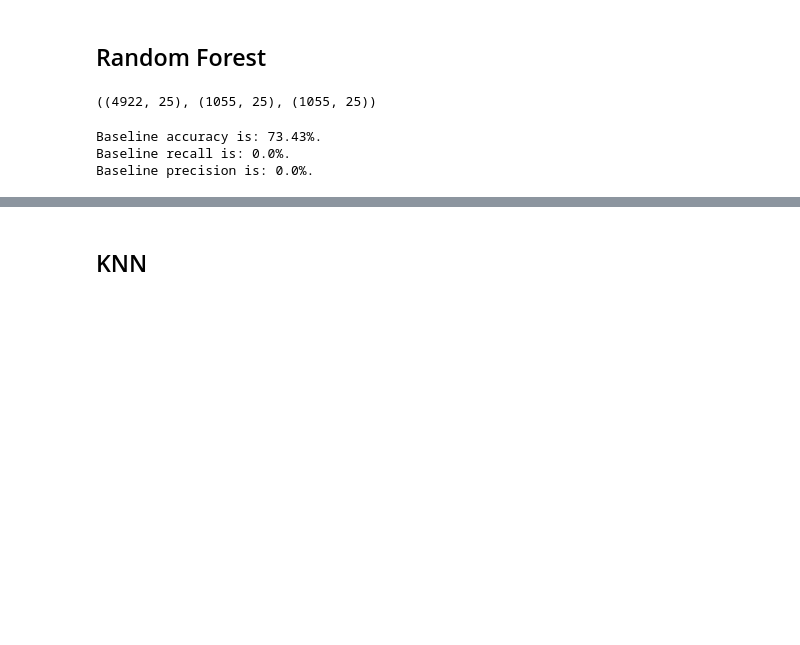
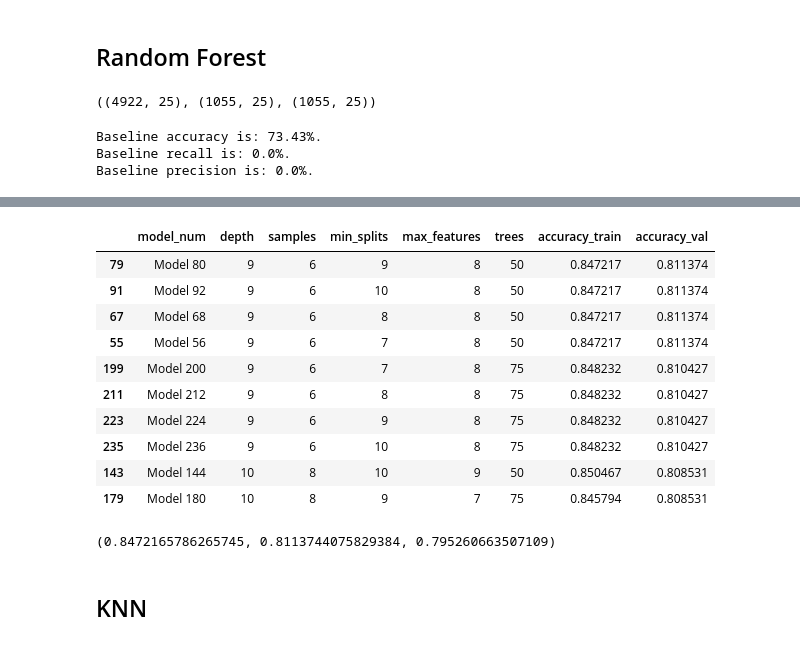
Before and after one commit to nickpedri/Classification-Project, a Jupyter notebook: acquire_prep_explore.ipynb, the cells around one changed output, grey strips where cells are left out. Saved outputs shown, nothing was run; the diff lists cells and outputs as text; code cells hidden in the pictures; blank space fills up the shorter version.

```diff
--- a/acquire_prep_explore.ipynb
+++ b/acquire_prep_explore.ipynb
@@ -841,0 +810,42 @@ models
+# %%
+model_num = []
+depth = []
+accuracy_train = []
+accuracy_val = []
+samples = []
+max_feat = []
+min_split = []
+trees = []
+gen = 1
+
+for t in range(50,105,25):
+    for f in range(7,10,1):
+        for s in range(7,11,1):
+            for i in range(2,9,2):
+                for n in range(8,11):
+                    rf1 = RandomForestClassifier(n_estimators=t, max_depth=n, min_samples_leaf=i,
+                                                 min_samples_split=s, max_features=f, random_state=seed)
+                    rf1.fit(x_train, y_train)
+                    model_num.append(f'Model {gen}')
+                    depth.append(n)
+                    min_split.append(s)
+                    samples.append(i)
+                    max_feat.append(f)
+                    trees.append(t)
+                    accuracy_train.append(rf1.score(x_train, y_train))
+                    accuracy_val.append(rf1.score(x_val, y_val))
+                    gen += 1
+
+
+
+models = {'model_num':model_num,
+          'depth':depth,
+          'samples':samples,
+          'min_splits':min_split,
+          'max_features':max_feat,
+          'trees':trees,
+          'accuracy_train':accuracy_train,
+          'accuracy_val':accuracy_val}
+
+models = pd.DataFrame(models).sort_values(by='accuracy_val', ascending=False).head(5)
+models
@@ -841,0 +859,21 @@ models
+# %%
+models.head(10)
+# %% [output]
+|  | model_num | depth | samples | min_splits | max_features | trees | accuracy_train | accuracy_val |
+| 79 | Model 80 | 9 | 6 | 9 | 8 | 50 | 0.847217 | 0.811374 |
+| 91 | Model 92 | 9 | 6 | 10 | 8 | 50 | 0.847217 | 0.811374 |
+| 67 | Model 68 | 9 | 6 | 8 | 8 | 50 | 0.847217 | 0.811374 |
+| 55 | Model 56 | 9 | 6 | 7 | 8 | 50 | 0.847217 | 0.811374 |
+| 199 | Model 200 | 9 | 6 | 7 | 8 | 75 | 0.848232 | 0.810427 |
+| 211 | Model 212 | 9 | 6 | 8 | 8 | 75 | 0.848232 | 0.810427 |
+| 223 | Model 224 | 9 | 6 | 9 | 8 | 75 | 0.848232 | 0.810427 |
+| 235 | Model 236 | 9 | 6 | 10 | 8 | 75 | 0.848232 | 0.810427 |
+| 143 | Model 144 | 10 | 8 | 10 | 9 | 50 | 0.850467 | 0.808531 |
+| 179 | Model 180 | 10 | 8 | 9 | 7 | 75 | 0.845794 | 0.808531 |
+# %%
+rf1 = RandomForestClassifier(n_estimators=50, max_depth=9, min_samples_leaf=6,
+                                                 min_samples_split=9, max_features=8, random_state=seed)
+rf1.fit(x_train, y_train)
+rf1.score(x_train, y_train), rf1.score(x_val, y_val), rf1.score(x_test, y_test)
+# %% [output]
+(0.8472165786265745, 0.8113744075829384, 0.795260663507109)
```
Also changed, not shown: parts of 28 cells of this notebook, 2 other files.
